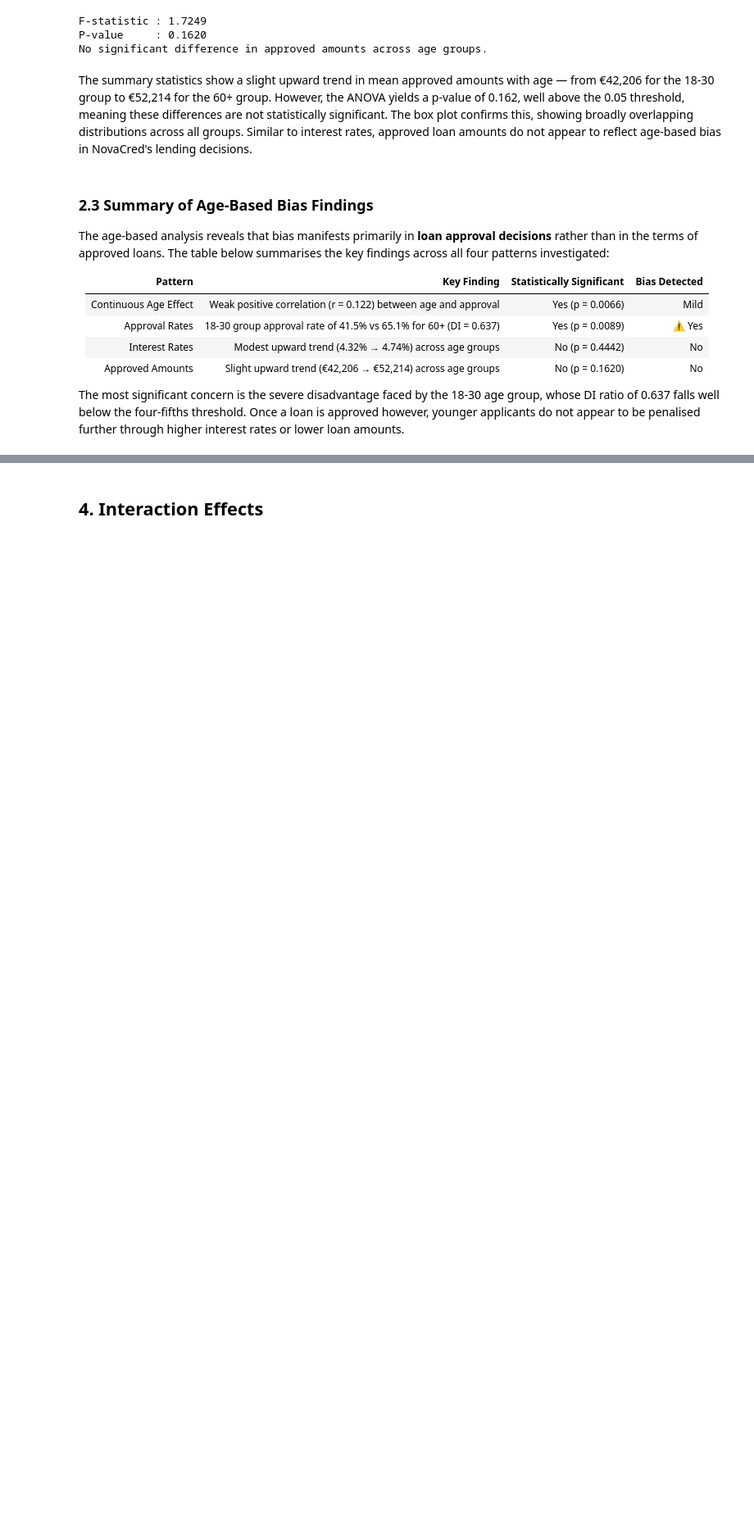
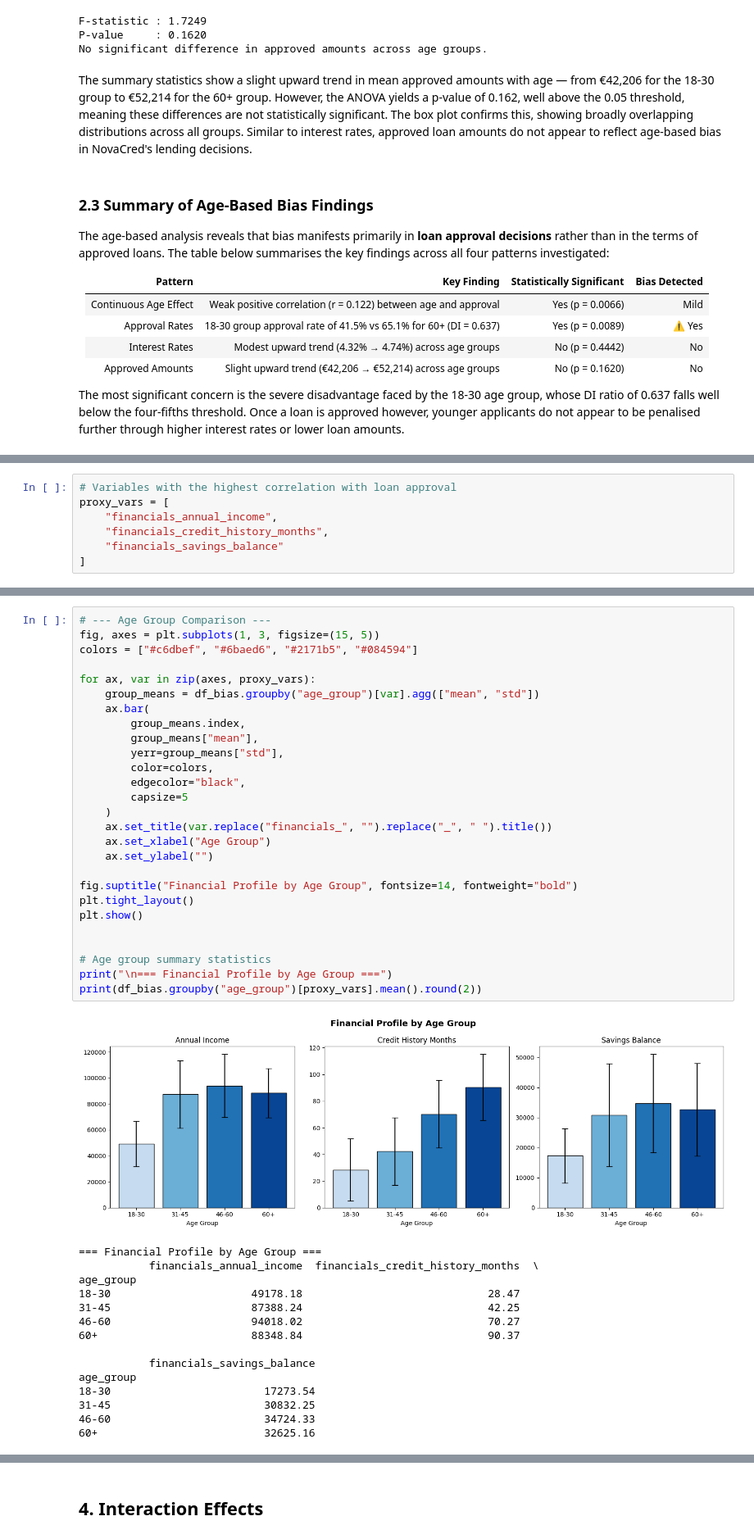
Before and after one commit to afonsojoao2001/dego-project-team12, a Jupyter notebook: notebooks/02-bias-analysis.ipynb, the cells around one changed output, grey strips where cells are left out. Shown at 82% size. Drawn from its saved outputs; the diff is of its cells as text; blank space fills up the shorter version.

```diff
--- a/notebooks/02-bias-analysis.ipynb
+++ b/notebooks/02-bias-analysis.ipynb
@@ -557,0 +622,7 @@ higher interest rates or lower loan amounts.
+# %%
+# Variables with the highest correlation with loan approval
+proxy_vars = [
+    "financials_annual_income",
+    "financials_credit_history_months",
+    "financials_savings_balance"
+]
@@ -557,0 +658,43 @@ higher interest rates or lower loan amounts.
+# %%
+# --- Age Group Comparison ---
+fig, axes = plt.subplots(1, 3, figsize=(15, 5))
+colors = ["#c6dbef", "#6baed6", "#2171b5", "#084594"]
+
+for ax, var in zip(axes, proxy_vars):
+    group_means = df_bias.groupby("age_group")[var].agg(["mean", "std"])
+    ax.bar(
+        group_means.index,
+        group_means["mean"],
+        yerr=group_means["std"],
+        color=colors,
+        edgecolor="black",
+        capsize=5
+    )
+    ax.set_title(var.replace("financials_", "").replace("_", " ").title())
+    ax.set_xlabel("Age Group")
+    ax.set_ylabel("")
+
+fig.suptitle("Financial Profile by Age Group", fontsize=14, fontweight="bold")
+plt.tight_layout()
+plt.show()
+
+
+# Age group summary statistics
+print("\n=== Financial Profile by Age Group ===")
+print(df_bias.groupby("age_group")[proxy_vars].mean().round(2))
+# %% [output]
+[figure, added]
+=== Financial Profile by Age Group ===
+           financials_annual_income  financials_credit_history_months  \
+age_group
+18-30                      49178.18                             28.47
+31-45                      87388.24                             42.25
+46-60                      94018.02                             70.27
+60+                        88348.84                             90.37
+
+           financials_savings_balance
+age_group
+18-30                        17273.54
+31-45                        30832.25
+46-60                        34724.33
+60+                          32625.16
```
Also changed, not shown: parts of 16 cells of this notebook.
